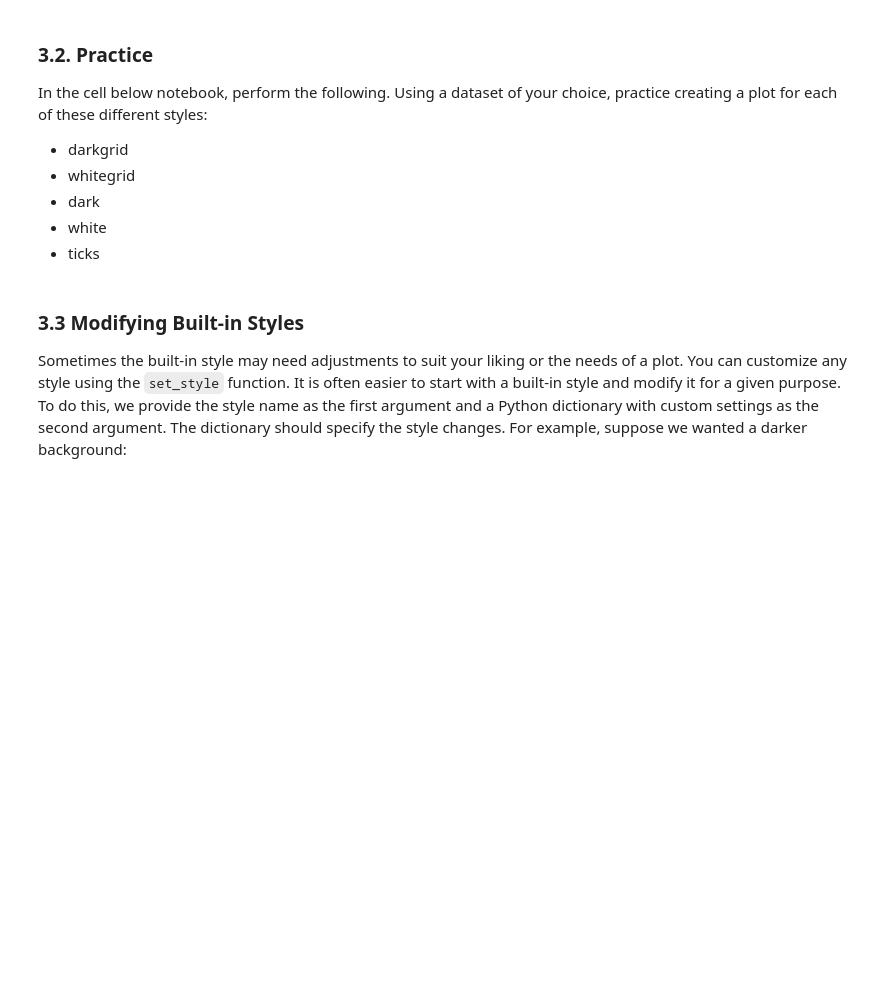
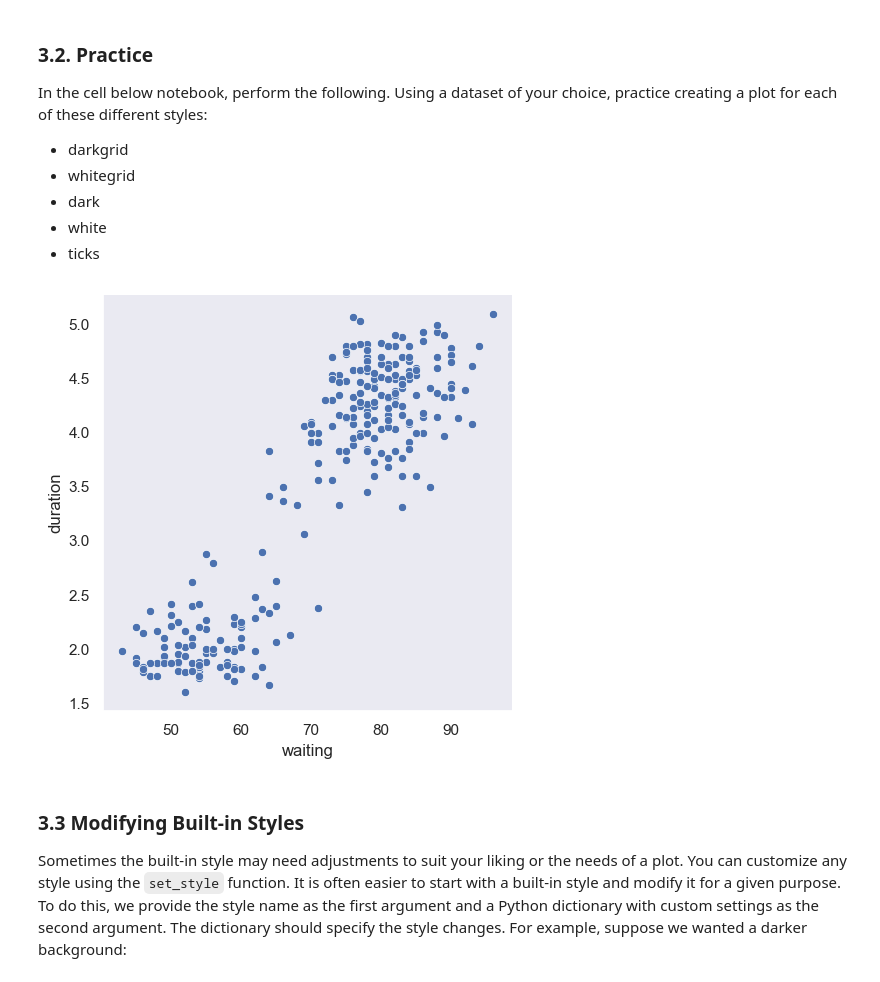
Before and after one commit to ninkuu/Data-Analytics-With-Python, a Jupyter notebook: Module2-Data_Analytics/A08-Seaborn.ipynb, the cells around one changed output. Cells and saved outputs as stored; diff of their text form; code cells hidden in the pictures; blank space fills up the shorter version.

```diff
--- a/Module2-Data_Analytics/A08-Seaborn.ipynb
+++ b/Module2-Data_Analytics/A08-Seaborn.ipynb
@@ -197,6 +346,23 @@ Using a dataset of your choice, practice creating a plot for each of these diffe
 + dark
 + white
 + ticks
+# %%
+with sns.axes_style("dark"):
+    sns.relplot(x="waiting", y="duration", data = geyser)
+plt.show()
+
+# 'axes.facecolor': 'white',
+#  'axes.edgecolor': '.8',
+#  'axes.grid': True,
+#  'axes.axisbelow': True,
+#  'axes.labelcolor': '.15',
+#  'figure.facecolor': 'white',
+#  'grid.color': '.8',
+#  'grid.linestyle': '-',
+#  'text.color': '.15',
+#  'xtick.color': '.15',
+# %% [output]
+[figure, added]
 # %% [markdown]
 ### 3.3 Modifying Built-in Styles
 
```
Also changed, not shown: parts of 26 cells of this notebook, 19 other files.
